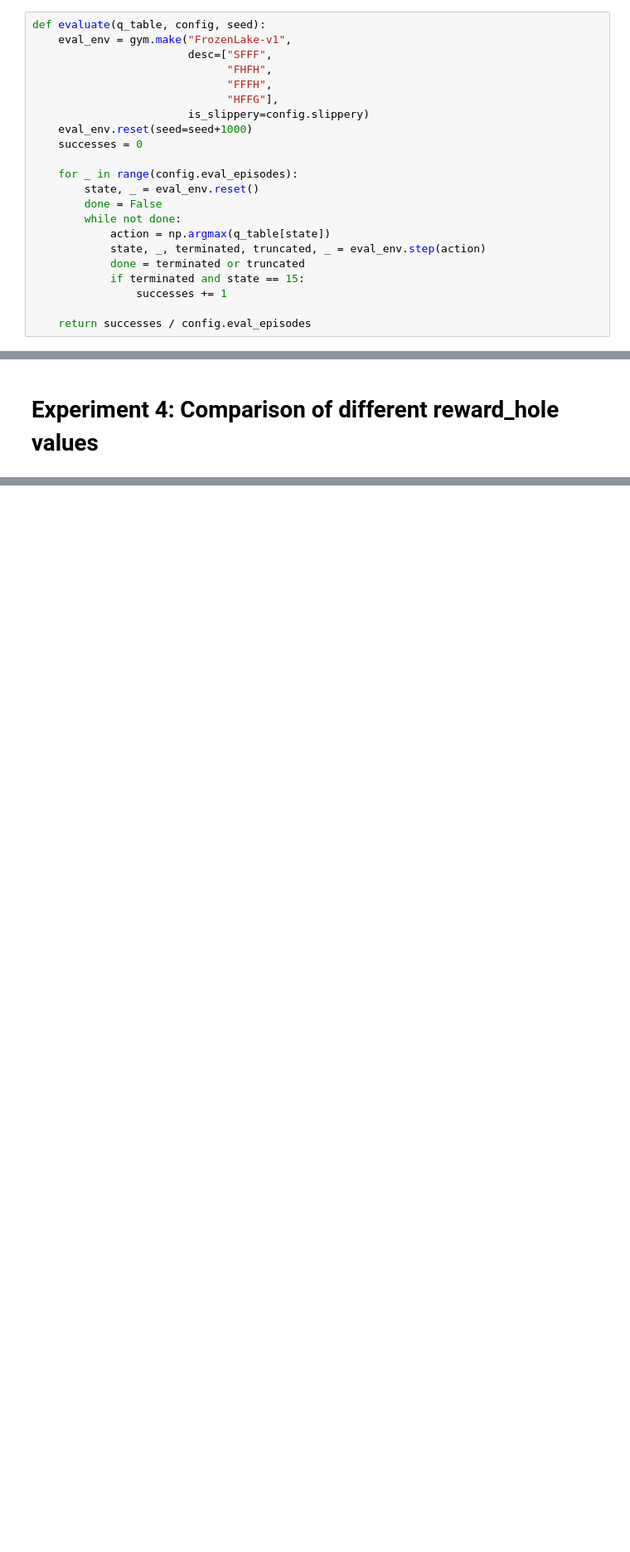
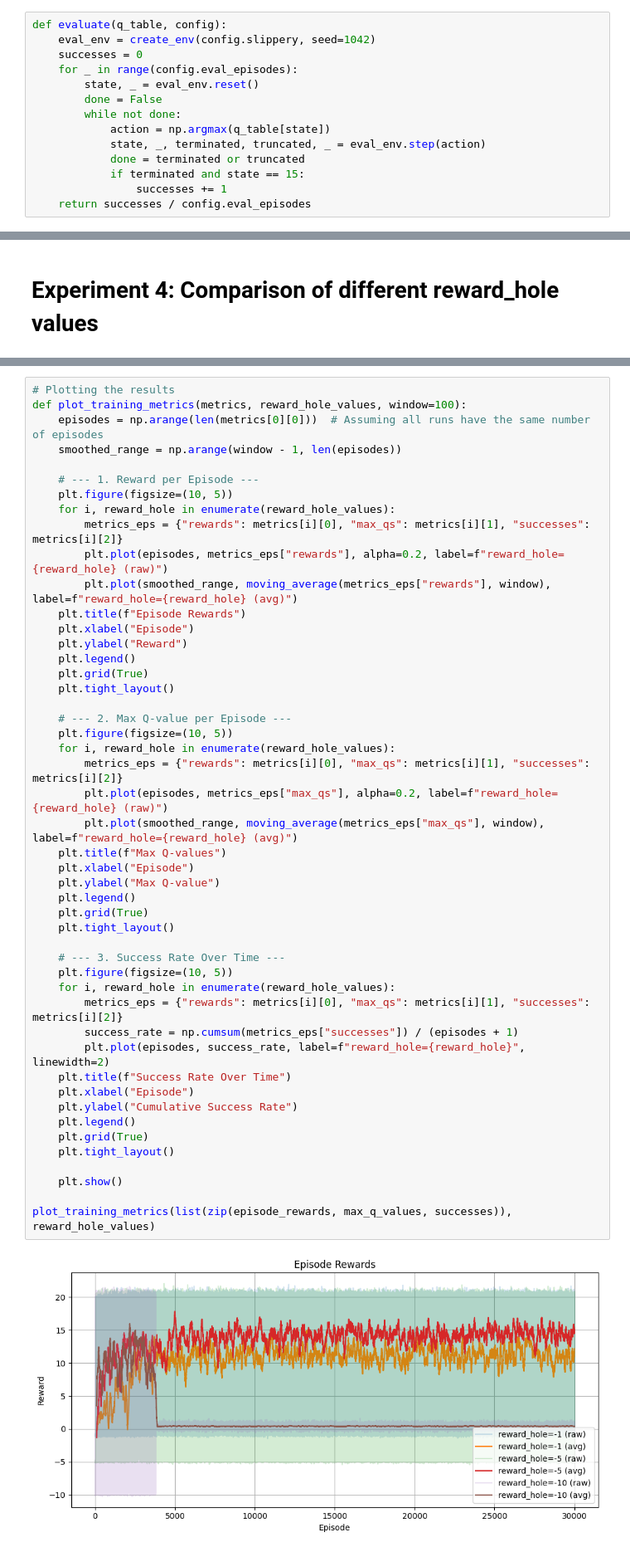
Before and after one commit to LuukMaessen-code/S6, a Jupyter notebook: RL Part 1.ipynb, the cells around one changed output, grey strips where cells are left out. Shown at 83% size. Saved outputs shown, nothing was run; the diff lists cells and outputs as text; blank space fills up the shorter version.

```diff
--- a/RL Part 1.ipynb
+++ b/RL Part 1.ipynb
@@ -576,16 +488,9 @@ def train_q_learning(config, env, seed):
 # %% [markdown]
 ### Evaluate Policy
 # %%
-def evaluate(q_table, config, seed):
-    eval_env = gym.make("FrozenLake-v1",
-                        desc=["SFFF",
-                              "FHFH",
-                              "FFFH",
-                              "HFFG"],
-                        is_slippery=config.slippery)
-    eval_env.reset(seed=seed+1000)
+def evaluate(q_table, config):
+    eval_env = create_env(config.slippery, seed=1042)
     successes = 0
-
     for _ in range(config.eval_episodes):
         state, _ = eval_env.reset()
         done = False
@@ -595,5 +500,4 @@ def evaluate(q_table, config, seed):
             done = terminated or truncated
             if terminated and state == 15:
                 successes += 1
-
     return successes / config.eval_episodes
@@ -656,0 +677,50 @@ Success rate: 16.30%
+# %%
+# Plotting the results
+def plot_training_metrics(metrics, reward_hole_values, window=100):
+    episodes = np.arange(len(metrics[0][0]))  # Assuming all runs have the same number of episodes
+    smoothed_range = np.arange(window - 1, len(episodes))
+
+    # --- 1. Reward per Episode ---
+    plt.figure(figsize=(10, 5))
+    for i, reward_hole in enumerate(reward_hole_values):
+        metrics_eps = {"rewards": metrics[i][0], "max_qs": metrics[i][1], "successes": metrics[i][2]}
+        plt.plot(episodes, metrics_eps["rewards"], alpha=0.2, label=f"reward_hole={reward_hole} (raw)")
+        plt.plot(smoothed_range, moving_average(metrics_eps["rewards"], window), label=f"reward_hole={reward_hole} (avg)")
+    plt.title(f"Episode Rewards")
+    plt.xlabel("Episode")
+    plt.ylabel("Reward")
+    plt.legend()
+    plt.grid(True)
+    plt.tight_layout()
+
+    # --- 2. Max Q-value per Episode ---
+    plt.figure(figsize=(10, 5))
+    for i, reward_hole in enumerate(reward_hole_values):
+        metrics_eps = {"rewards": metrics[i][0], "max_qs": metrics[i][1], "successes": metrics[i][2]}
+        plt.plot(episodes, metrics_eps["max_qs"], alpha=0.2, label=f"reward_hole={reward_hole} (raw)")
+        plt.plot(smoothed_range, moving_average(metrics_eps["max_qs"], window), label=f"reward_hole={reward_hole} (avg)")
+    plt.title(f"Max Q-values")
+    plt.xlabel("Episode")
+    plt.ylabel("Max Q-value")
+    plt.legend()
+    plt.grid(True)
+    plt.tight_layout()
+
+    # --- 3. Success Rate Over Time ---
+    plt.figure(figsize=(10, 5))
+    for i, reward_hole in enumerate(reward_hole_values):
+        metrics_eps = {"rewards": metrics[i][0], "max_qs": metrics[i][1], "successes": metrics[i][2]}
+        success_rate = np.cumsum(metrics_eps["successes"]) / (episodes + 1)
+        plt.plot(episodes, success_rate, label=f"reward_hole={reward_hole}", linewidth=2)
+    plt.title(f"Success Rate Over Time")
+    plt.xlabel("Episode")
+    plt.ylabel("Cumulative Success Rate")
+    plt.legend()
+    plt.grid(True)
+    plt.tight_layout()
+
+    plt.show()
+
+plot_training_metrics(list(zip(episode_rewards, max_q_values, successes)), reward_hole_values)
+# %% [output]
+[figure, added]
```
Also changed, not shown: parts of 78 cells of this notebook.
